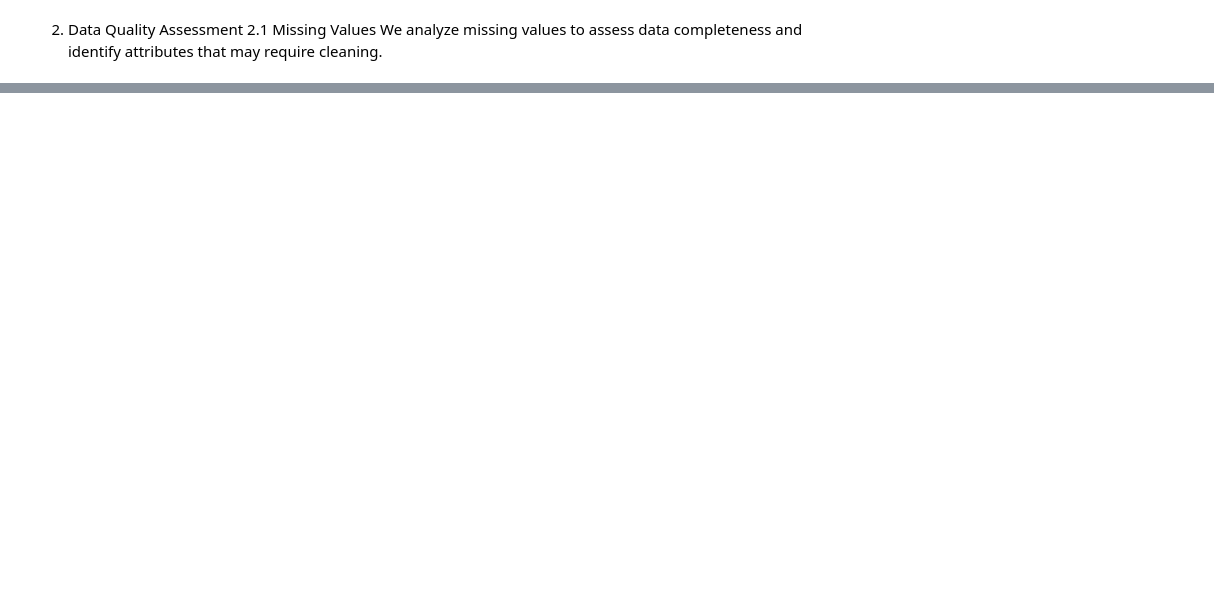
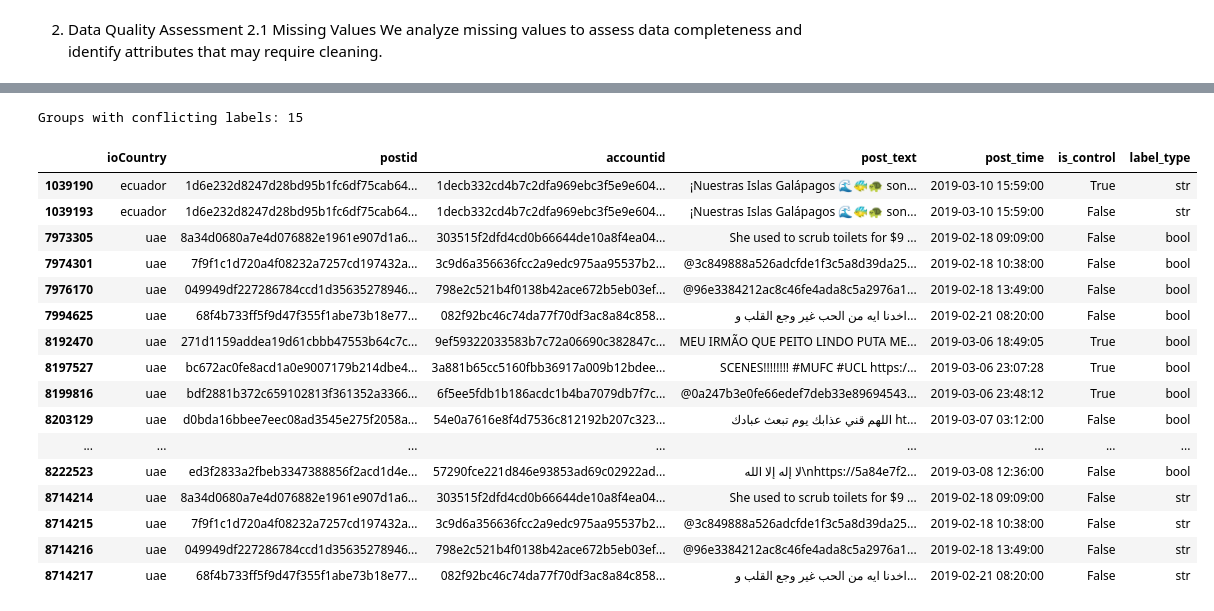
Before and after one commit to OsamaAawad/Data-Mining-Project-, a Jupyter notebook: notebooks/02-dataQualityAssessment.ipynb, the cells around one changed output, grey strips where cells are left out. Cells and saved outputs as stored; diff of their text form; code cells hidden in the pictures; blank space fills up the shorter version.

```diff
--- a/notebooks/02-dataQualityAssessment.ipynb
+++ b/notebooks/02-dataQualityAssessment.ipynb
@@ -19,0 +142,18 @@ missing_percentage.round(2)
+# %%
+# Select only the necessary columns from repeated posts
+subset = duplicate_posts[
+    ["ioCountry", "postid", "accountid"]
+]
+
+# Check conflicting account IDs within the same country and post
+account_conflicts = (
+    subset.groupby(["ioCountry", "postid"])["accountid"]
+    .nunique(dropna=True)
+)
+
+# Keep groups with more than one distinct account ID
+account_conflicts = account_conflicts[account_conflicts > 1]
+
+print("Number of conflicting groups:", len(account_conflicts))
+
+display(account_conflicts.head(10))
@@ -19,0 +489,49 @@ missing_percentage.round(2)
+# %%
+# Find groups with different is_control values
+label_conflicts = (
+    remaining_records
+    .groupby(["ioCountry", "postid"], dropna=False)["is_control"]
+    .nunique(dropna=False)
+)
+
+label_conflicts = label_conflicts[label_conflicts > 1]
+
+# Retrieve the corresponding records
+label_mask = pd.MultiIndex.from_frame(
+    remaining_records[["ioCountry", "postid"]]
+).isin(label_conflicts.index)
+
+label_records = remaining_records.loc[
+    label_mask,
+    ["ioCountry", "postid", "accountid",
+     "post_text", "post_time", "is_control"]
+].copy()
+
+# Check whether differences involve different data types
+label_records["label_type"] = (
+    label_records["is_control"]
+    .map(lambda x: type(x).__name__)
+)
+
+print("Groups with conflicting labels:", len(label_conflicts))
+
+display(label_records.head(20))
+# %% [output]
+Groups with conflicting labels: 15
+|  | ioCountry | postid | accountid | post_text | post_time | is_control | label_type |
+| 1039190 | ecuador | 1d6e232d8247d28bd95b1fc6df75cab64... | 1decb332cd4b7c2dfa969ebc3f5e9e604... | ¡Nuestras Islas Galápagos 🌊🐠🐢 son... | 2019-03-10 15:59:00 | True | str |
+| 1039193 | ecuador | 1d6e232d8247d28bd95b1fc6df75cab64... | 1decb332cd4b7c2dfa969ebc3f5e9e604... | ¡Nuestras Islas Galápagos 🌊🐠🐢 son... | 2019-03-10 15:59:00 | False | str |
+| 7973305 | uae | 8a34d0680a7e4d076882e1961e907d1a6... | 303515f2dfd4cd0b66644de10a8f4ea04... | She used to scrub toilets for $9 ... | 2019-02-18 09:09:00 | False | bool |
+| 7974301 | uae | 7f9f1c1d720a4f08232a7257cd197432a... | 3c9d6a356636fcc2a9edc975aa95537b2... | @3c849888a526adcfde1f3c5a8d39da25... | 2019-02-18 10:38:00 | False | bool |
+| 7976170 | uae | 049949df227286784ccd1d35635278946... | 798e2c521b4f0138b42ace672b5eb03ef... | @96e3384212ac8c46fe4ada8c5a2976a1... | 2019-02-18 13:49:00 | False | bool |
+| 7994625 | uae | 68f4b733ff5f9d47f355f1abe73b18e77... | 082f92bc46c74da77f70df3ac8a84c858... | اخدنا ايه من الحب غير وجع القلب و... | 2019-02-21 08:20:00 | False | bool |
+| 8192470 | uae | 271d1159addea19d61cbbb47553b64c7c... | 9ef59322033583b7c72a06690c382847c... | MEU IRMÃO QUE PEITO LINDO PUTA ME... | 2019-03-06 18:49:05 | True | bool |
+| 8197527 | uae | bc672ac0fe8acd1a0e9007179b214dbe4... | 3a881b65cc5160fbb36917a009b12bdee... | SCENES!!!!!!!! #MUFC #UCL https:/... | 2019-03-06 23:07:28 | True | bool |
+| 8199816 | uae | bdf2881b372c659102813f361352a3366... | 6f5ee5fdb1b186acdc1b4ba7079db7f7c... | @0a247b3e0fe66edef7deb33e89694543... | 2019-03-06 23:48:12 | True | bool |
+| 8203129 | uae | d0bda16bbee7eec08ad3545e275f2058a... | 54e0a7616e8f4d7536c812192b207c323... | اللهم قني عذابك يوم تبعث عبادك ht... | 2019-03-07 03:12:00 | False | bool |
+| ... | ... | ... | ... | ... | ... | ... | ... |
+| 8222523 | uae | ed3f2833a2fbeb3347388856f2acd1d4e... | 57290fce221d846e93853ad69c02922ad... | لا إله إلا الله\nhttps://5a84e7f2... | 2019-03-08 12:36:00 | False | bool |
+| 8714214 | uae | 8a34d0680a7e4d076882e1961e907d1a6... | 303515f2dfd4cd0b66644de10a8f4ea04... | She used to scrub toilets for $9 ... | 2019-02-18 09:09:00 | False | str |
+| 8714215 | uae | 7f9f1c1d720a4f08232a7257cd197432a... | 3c9d6a356636fcc2a9edc975aa95537b2... | @3c849888a526adcfde1f3c5a8d39da25... | 2019-02-18 10:38:00 | False | str |
+| 8714216 | uae | 049949df227286784ccd1d35635278946... | 798e2c521b4f0138b42ace672b5eb03ef... | @96e3384212ac8c46fe4ada8c5a2976a1... | 2019-02-18 13:49:00 | False | str |
+| 8714217 | uae | 68f4b733ff5f9d47f355f1abe73b18e77... | 082f92bc46c74da77f70df3ac8a84c858... | اخدنا ايه من الحب غير وجع القلب و... | 2019-02-21 08:20:00 | False | str |
```
Also changed, not shown: parts of 54 cells of this notebook, 1 other file.
